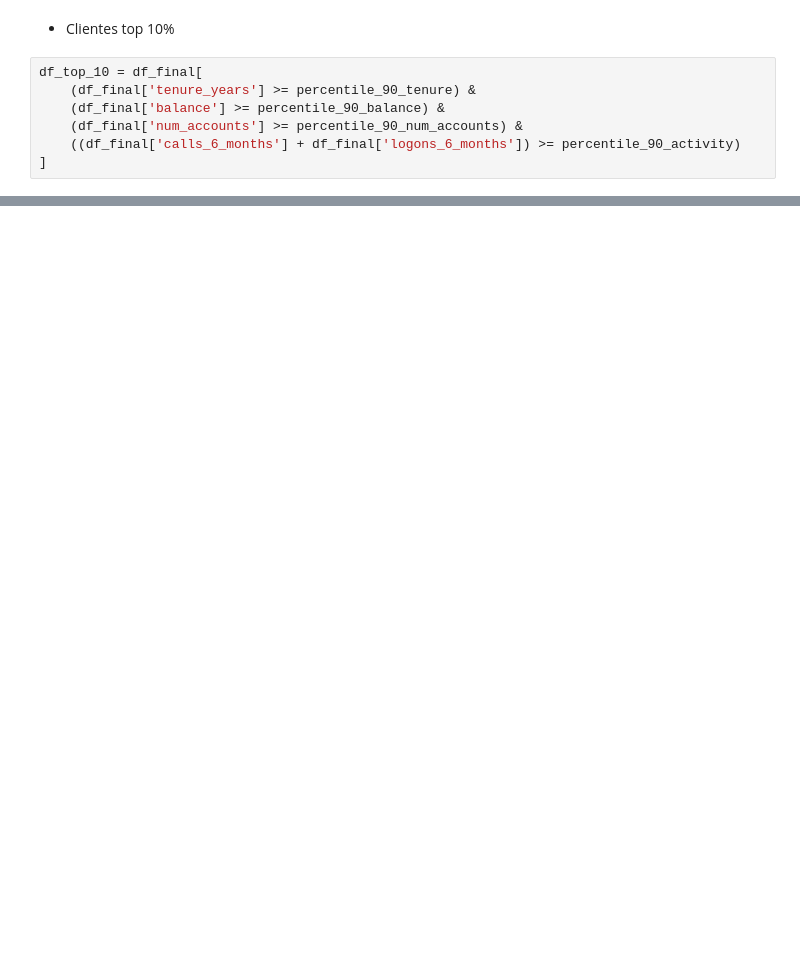
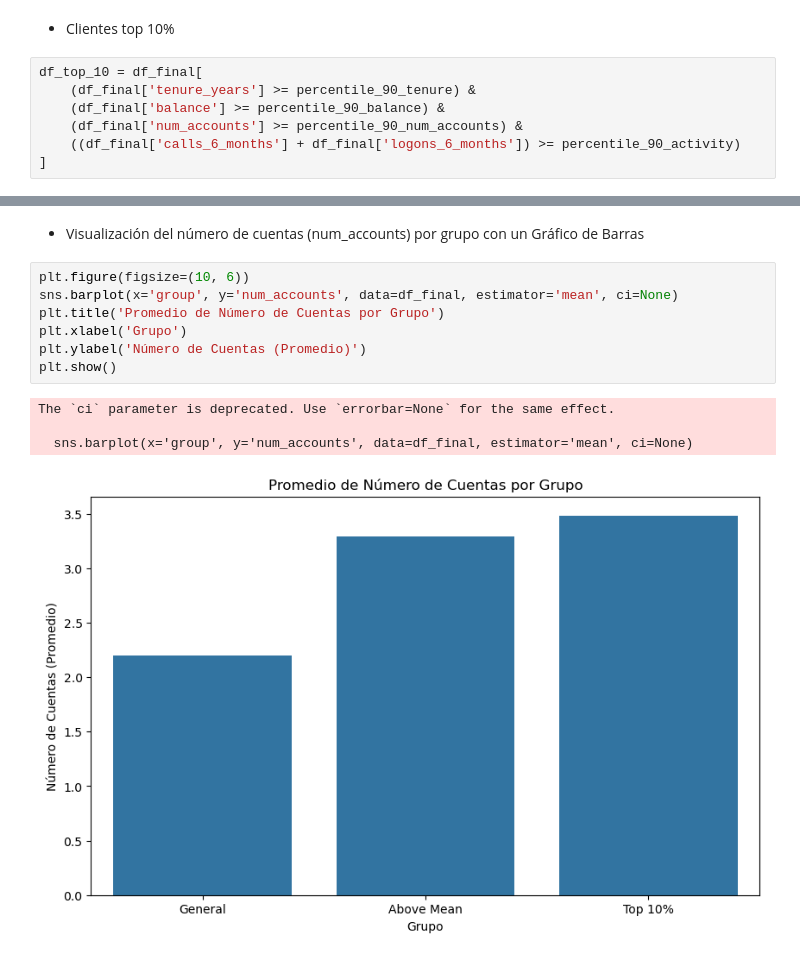
Before and after one commit to adrianlardies/vanguard-ab-test, a Jupyter notebook: main.ipynb, the cells around one changed output, grey strips where cells are left out. Cells and saved outputs as stored; diff of their text form; blank space fills up the shorter version.

```diff
--- a/main.ipynb
+++ b/main.ipynb
@@ -695,0 +777,14 @@ df_top_10
+# %% [markdown]
+- Visualización del número de cuentas (num_accounts) por grupo con un Gráfico de Barras
+# %%
+plt.figure(figsize=(10, 6))
+sns.barplot(x='group', y='num_accounts', data=df_final, estimator='mean', ci=None)
+plt.title('Promedio de Número de Cuentas por Grupo')
+plt.xlabel('Grupo')
+plt.ylabel('Número de Cuentas (Promedio)')
+plt.show()
+# %% [output]
+The `ci` parameter is deprecated. Use `errorbar=None` for the same effect.
+
+  sns.barplot(x='group', y='num_accounts', data=df_final, estimator='mean', ci=None)
+[figure, added]
```
Also changed, not shown: parts of 17 cells of this notebook.
